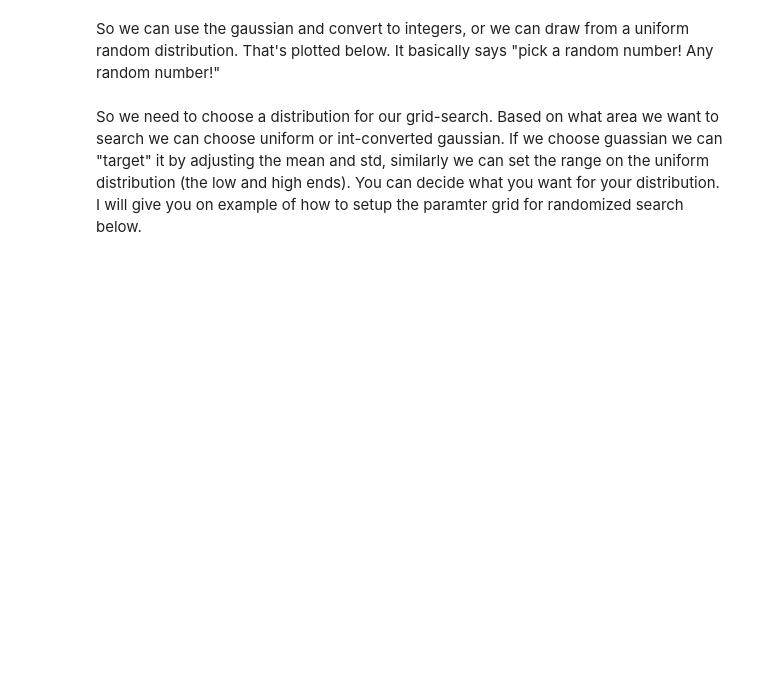
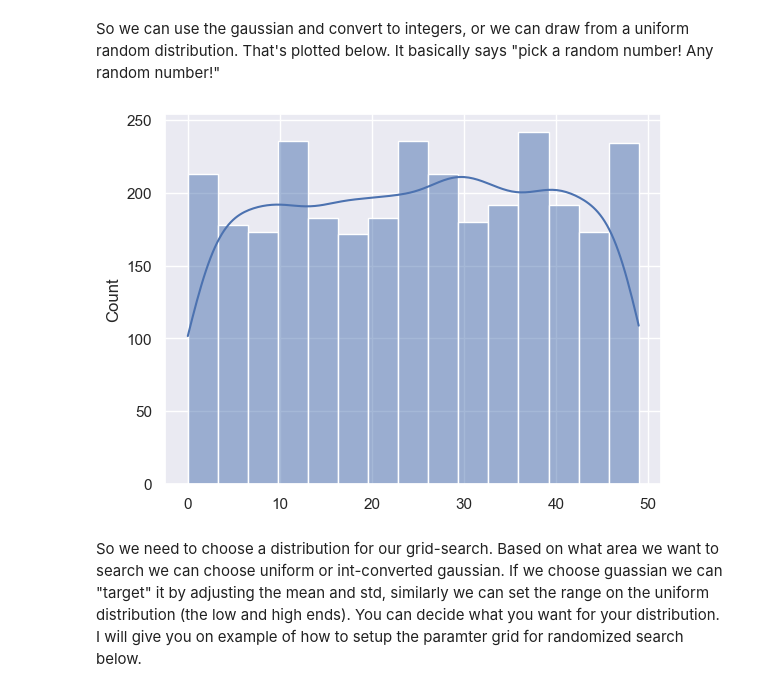
Before and after one commit to AICarope/data-science-machine-learning-main, a Jupyter notebook: notebooks/07_Decision_Trees_Cross_Validation.ipynb, the cells around one changed output. Cells and saved outputs as stored; diff of their text form; code cells hidden in the pictures; blank space fills up the shorter version.

```diff
--- a/notebooks/07_Decision_Trees_Cross_Validation.ipynb
+++ b/notebooks/07_Decision_Trees_Cross_Validation.ipynb
@@ -186,7 +306,9 @@ sns.histplot(numbers.astype(int), kde=True);
 # %% [markdown]
 So we can use the gaussian and convert to integers, or we can draw from a uniform random distribution. That's plotted below. It basically says "pick a random number! Any random number!"
 # %%
-sns.histplot(scipy.stats.randint(0,50).rvs(1000), kde=True);
+sns.histplot(scipy.stats.randint(0,50).rvs(3000), kde=True);
+# %% [output]
+[figure, added]
 # %% [markdown]
 So we need to choose a distribution for our grid-search. Based on what area we want to search we can choose uniform or int-converted gaussian. If we choose guassian we can "target" it by adjusting the mean and std, similarly we can set the range on the uniform distribution (the low and high ends).  You can decide what you want for your distribution. I will give you on example of how to setup the paramter grid for randomized search below.
 # %%
```
Also changed, not shown: parts of 48 cells of this notebook, 1 other file.
